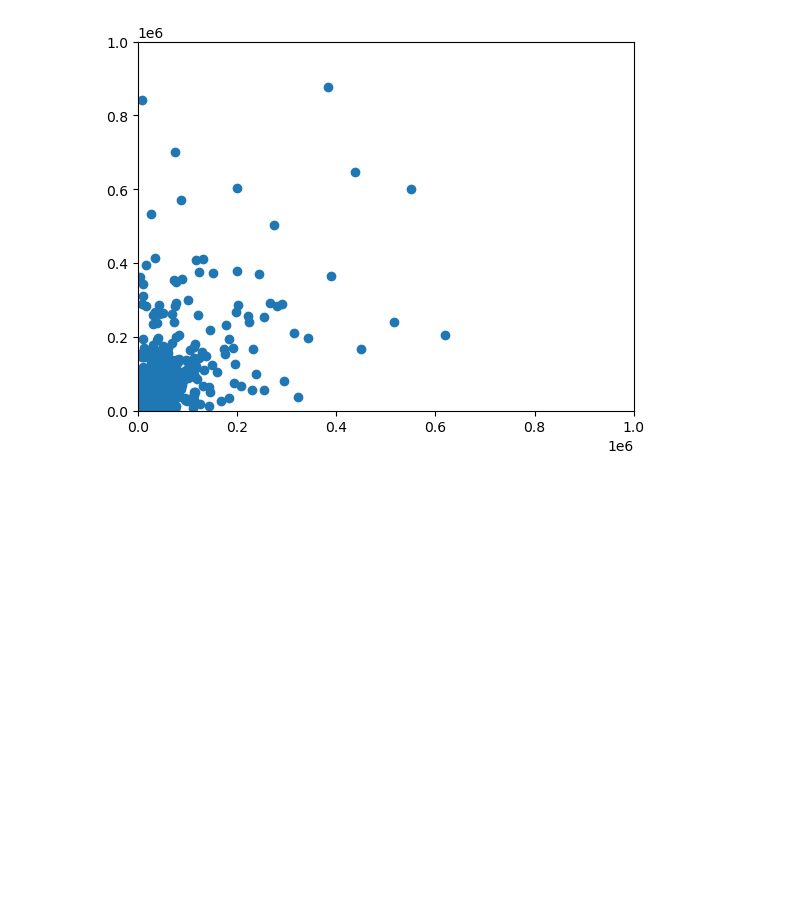
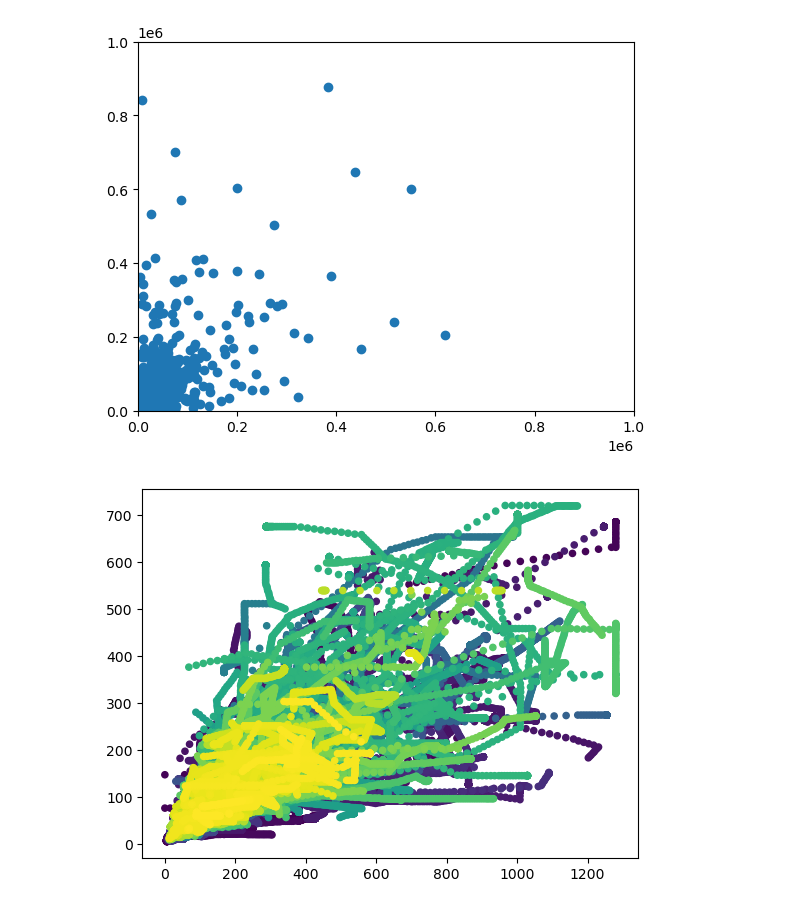
Before and after one commit to asandvik/Thesis, a Jupyter notebook: 1_Preprocessing/dataset_analysis.ipynb, the cells around one changed output. Drawn from its saved outputs; the diff is of its cells as text; code cells hidden in the pictures; blank space fills up the shorter version.

```diff
--- a/1_Preprocessing/dataset_analysis.ipynb
+++ b/1_Preprocessing/dataset_analysis.ipynb
@@ -217,3 +218,27 @@ plt.ylim(0,1000000)
 plt.show()
 # %% [output]
 [figure]
+# %%
+widths = []
+heights = []
+for video in videos.iter('video'):
+    status = video.find('status').text
+    if status == 'accepted':
+        tracks = video.find('tracks')
+        for track in tracks.iter('track'):
+            frames = track.findall('frame')
+            for frame in frames:
+                widths.append(int(round(float(frame.attrib.get('xbr')))) - int(round(float(frame.attrib.get('xtl')))))
+                heights.append(int(round(float(frame.attrib.get('ybr')))) - int(round(float(frame.attrib.get('ytl')))))
+# %%
+# Calculate the point density
+xy = np.vstack([widths,heights])
+z = gaussian_kde(xy)(xy)
+# %%
+# Sort the points by density, so that the densest points are plotted last
+idx = z.argsort()
+w = np.array(widths)[idx.astype(int)]
+h = np.array(heights)[idx.astype(int)]
+w, h, z = w[idx], h[idx], z[idx]
+# %% [output]
+[figure, added]
```
Also changed, not shown: parts of 6 cells of this notebook, 16 other files.
